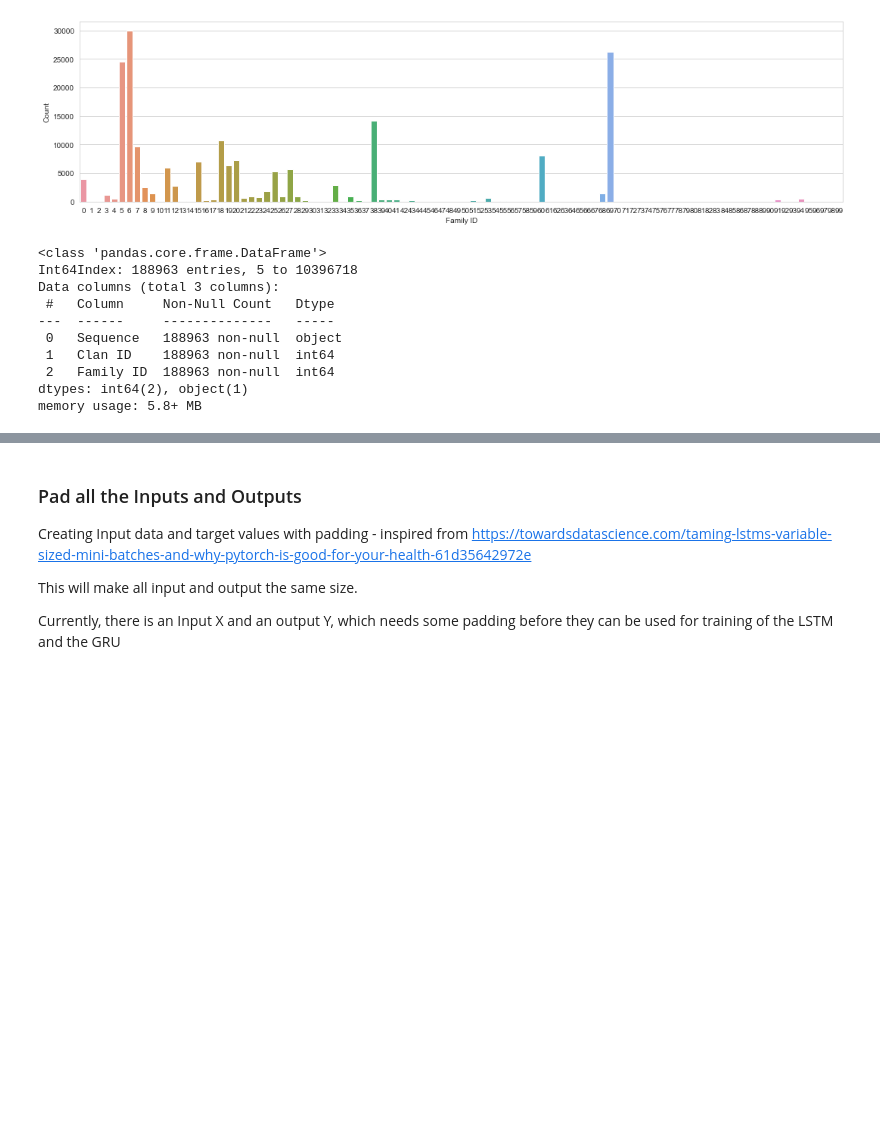
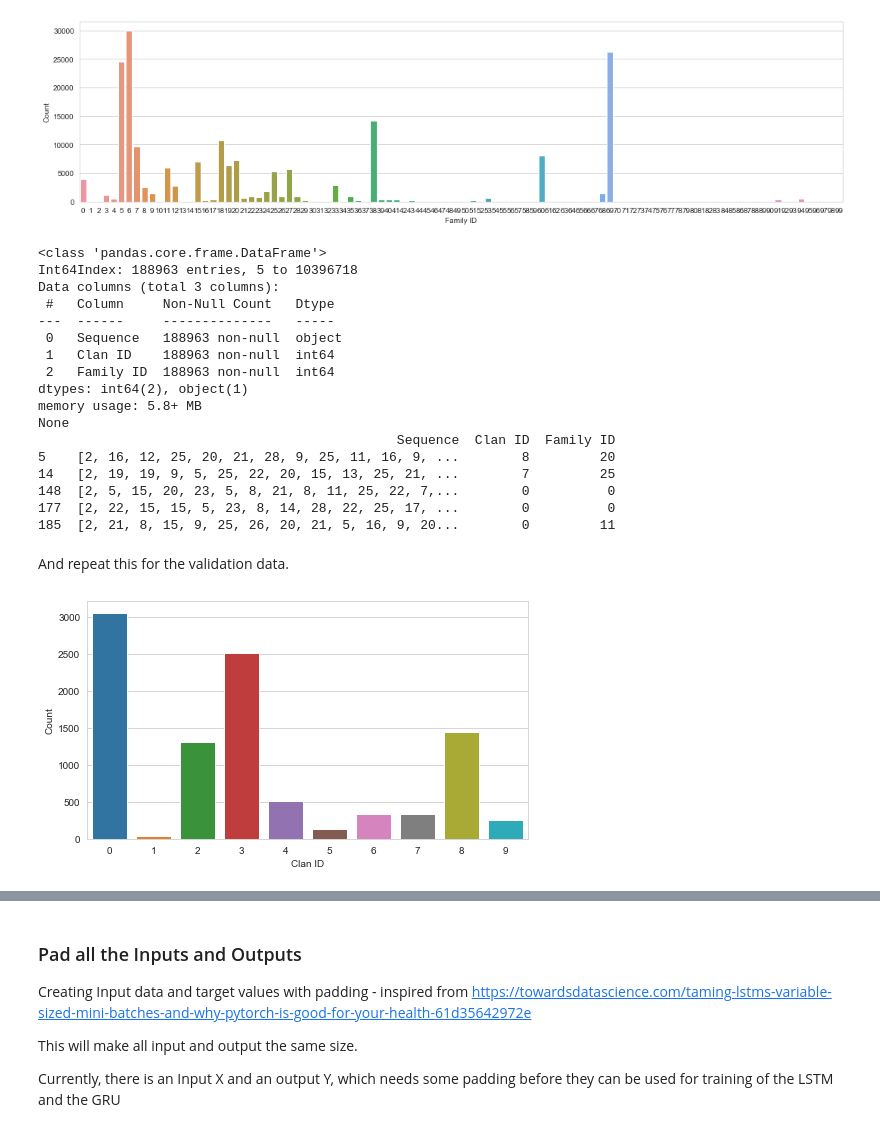
Before and after one commit to hansemandse/prowave, a Jupyter notebook: src/DeeplearningProject.ipynb, the cells around one changed output, grey strips where cells are left out. Saved outputs shown, nothing was run; the diff lists cells and outputs as text; code cells hidden in the pictures; blank space fills up the shorter version.

```diff
--- a/src/DeeplearningProject.ipynb
+++ b/src/DeeplearningProject.ipynb
@@ -33,11 +33,11 @@ We were unable to make the data download script, `download_data.sh`, run from Ju
 # %%
 from tape.datasets import LanguageModelingDataset
 
-data_path = '/Users/lucasballing/Desktop/DeepLearningProject/prowave-main/data/'
-#data_path = 'E:/Pfam/data/'
-#train_data   = LanguageModelingDataset(data_path, 'train')
-#valid_data   = LanguageModelingDataset(data_path, 'valid')
-#holdout_data = LanguageModelingDataset(data_path, 'holdout')
+#data_path = '/Users/lucasballing/Desktop/DeepLearningProject/prowave-main/data/'
+data_path = 'E:/Pfam/data/'
+train_data   = LanguageModelingDataset(data_path, 'train')
+valid_data   = LanguageModelingDataset(data_path, 'valid')
+holdout_data = LanguageModelingDataset(data_path, 'holdout')
 # %% [markdown]
 #### Understanding data features
 
@@ -203,7 +208,9 @@ LENGTH = 512
 
 # Use the reduced dataset
 with open(data_path+'train_red2.pkl', 'rb') as f:
-    dataset = pkl.load(f)
+    train_data = pkl.load(f)
+with open(data_path+'valid_red2.pkl', 'rb') as f:
+    valid_data = pkl.load(f)
 # %% [markdown]
 Running the above code reduces the overall data size to around 50 MB training data, 2.5 MB validation data, and unfortunately no holdout data. We shall now plot some characteristics of the training data:
 # %%
@@ -234,8 +241,9 @@ plt.show()
 # %% [output]
 [figure]
 # %%
-# Print some information about the dataset
-dataset.info()
+# Print some information about the data
+print(train_data.info())
+print(train_data.head())
 # %% [output]
 <class 'pandas.core.frame.DataFrame'>
 Int64Index: 188963 entries, 5 to 10396718
@@ -247,3 +255,21 @@ Data columns (total 3 columns):
  2   Family ID  188963 non-null  int64
 dtypes: int64(2), object(1)
 memory usage: 5.8+ MB
+None
+                                              Sequence  Clan ID  Family ID
+5    [2, 16, 12, 25, 20, 21, 28, 9, 25, 11, 16, 9, ...        8         20
+14   [2, 19, 19, 9, 5, 25, 22, 20, 15, 13, 25, 21, ...        7         25
+148  [2, 5, 15, 20, 23, 5, 8, 21, 8, 11, 25, 22, 7,...        0          0
+177  [2, 22, 15, 15, 5, 23, 8, 14, 28, 22, 25, 17, ...        0          0
+185  [2, 21, 8, 15, 9, 25, 26, 20, 21, 5, 16, 9, 20...        0         11
+# %% [markdown]
+And repeat this for the validation data.
+# %%
+# Plot the number of proteins in each clan
+pdf = pd.DataFrame.from_dict({'Clan ID' : list(range(CLANS)),'Count' : [len(valid_data[valid_data['Clan ID']==i]) for i in range(CLANS)]})
+plt.figure(figsize=(7,4))
+sns.barplot(x='Clan ID', y='Count', data=pdf)
+plt.tight_layout()
+plt.show()
+# %% [output]
+[figure, added]
```
Also changed, not shown: parts of 21 cells of this notebook.
